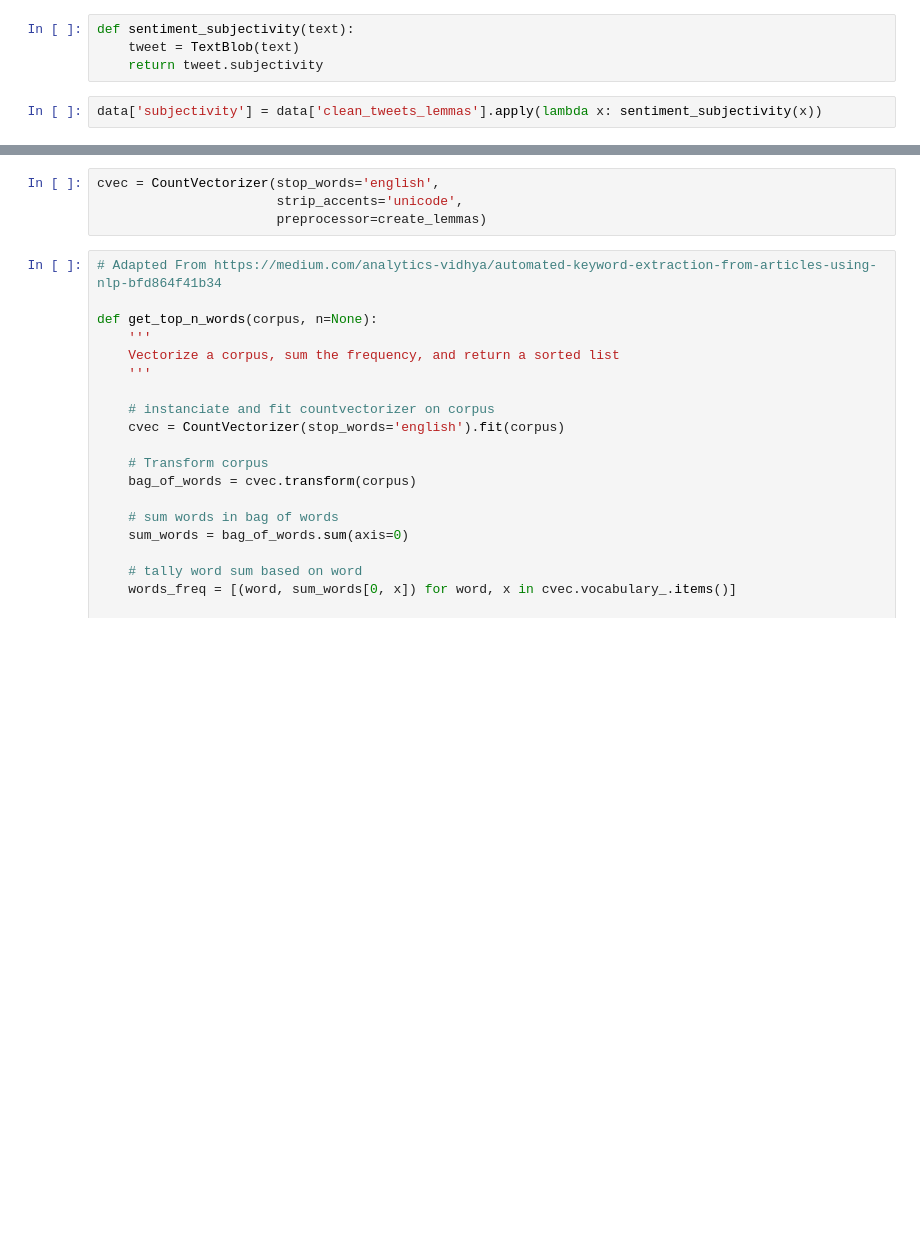
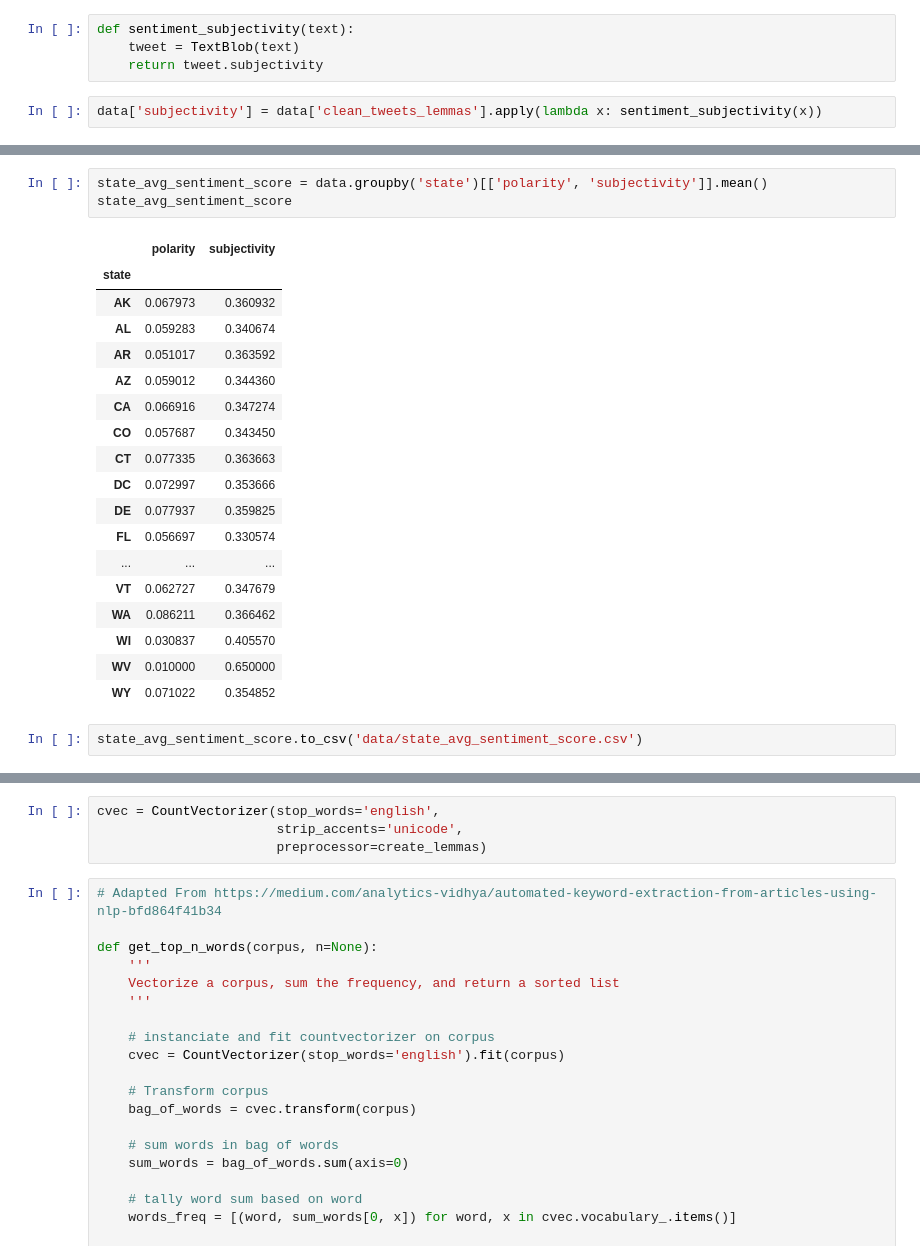
Before and after one commit to biborsz/COVID-social-distancing-sentiment-analysis, a Jupyter notebook: nlp.ipynb, the cells around one changed output, grey strips where cells are left out. Drawn from its saved outputs; the diff is of its cells as text; blank space fills up the shorter version.

Commit message:
Updated sentiment data

```diff
--- a/nlp.ipynb
+++ b/nlp.ipynb
@@ -140,0 +215,24 @@ data.head()
+# %%
+state_avg_sentiment_score = data.groupby('state')[['polarity', 'subjectivity']].mean()
+state_avg_sentiment_score
+# %% [output]
+|  | polarity | subjectivity |
+| state |  |  |
+| AK | 0.067973 | 0.360932 |
+| AL | 0.059283 | 0.340674 |
+| AR | 0.051017 | 0.363592 |
+| AZ | 0.059012 | 0.344360 |
+| CA | 0.066916 | 0.347274 |
+| CO | 0.057687 | 0.343450 |
+| CT | 0.077335 | 0.363663 |
+| DC | 0.072997 | 0.353666 |
+| DE | 0.077937 | 0.359825 |
+| FL | 0.056697 | 0.330574 |
+| ... | ... | ... |
+| VT | 0.062727 | 0.347679 |
+| WA | 0.086211 | 0.366462 |
+| WI | 0.030837 | 0.405570 |
+| WV | 0.010000 | 0.650000 |
+| WY | 0.071022 | 0.354852 |
+# %%
+state_avg_sentiment_score.to_csv('data/state_avg_sentiment_score.csv')
```
Also changed, not shown: parts of 7 cells of this notebook, 7 other files.
